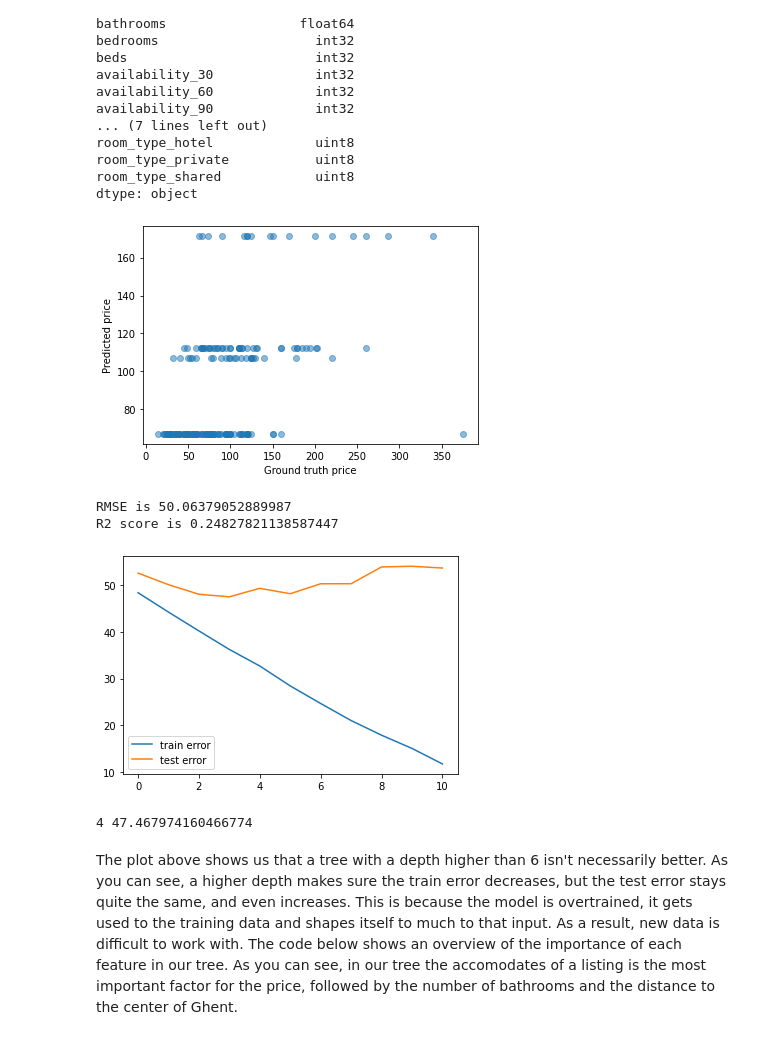
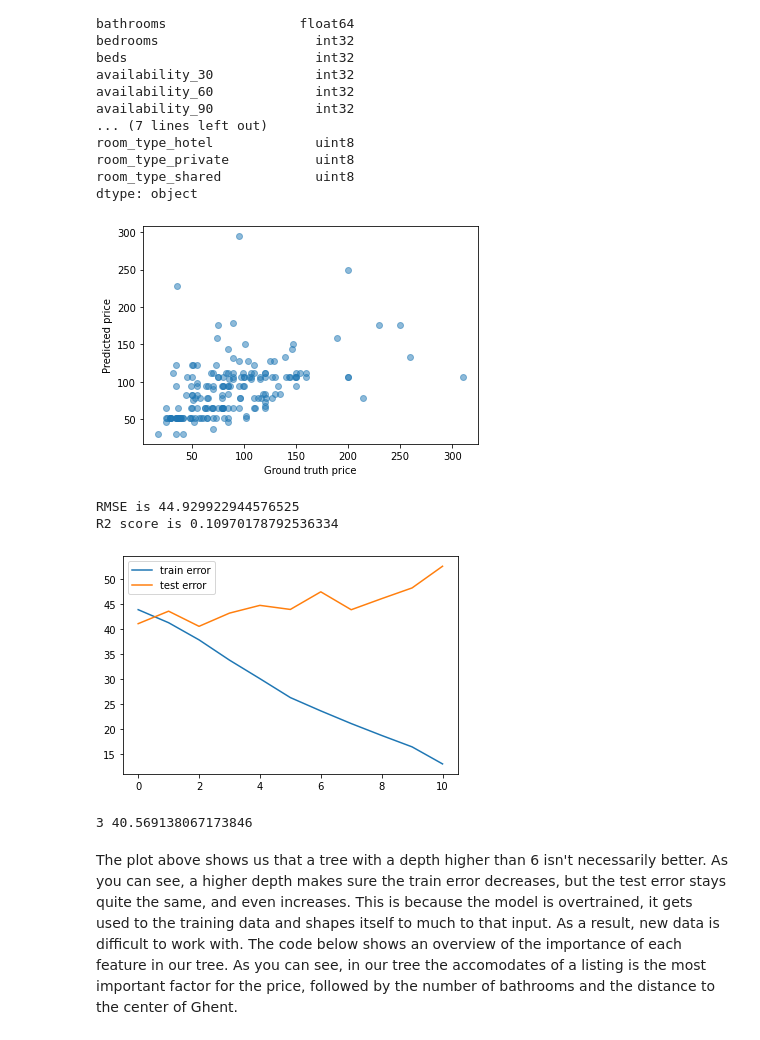
Before and after one commit to tibovdc/ProjectML, a Jupyter notebook: Sprint1.ipynb, the cells around one changed output. Saved outputs shown, nothing was run; the diff lists cells and outputs as text; code cells hidden in the pictures.

```diff
--- a/Sprint1.ipynb
+++ b/Sprint1.ipynb
@@ -442,0 +434,6 @@ dtype: object
+# %%
+#Removing the items with extreme outliers
+
+data_cleaned = data_cleaned[data_cleaned['host_listings_count']<=50]
+data_cleaned = data_cleaned[data_cleaned['beds']<=15]
+data_cleaned = data_cleaned[data_cleaned['accommodates']<=7]
@@ -502,16 +515,16 @@ dtype: object
 # %%
 from sklearn.tree import DecisionTreeRegressor, plot_tree
 from sklearn.metrics import mean_squared_error
 
-tree = DecisionTreeRegressor(max_depth=2)
+tree = DecisionTreeRegressor(max_depth=7)
 tree = tree.fit(X_train, Y_train)
 predictions = tree.predict(X_test)
 
 visualize_results(predictions, Y_test)
 # %% [output]
-[figure, old version]
+[figure, new version]
-RMSE is 50.06379052889987
-R2 score is 0.24827821138587447
+RMSE is 44.929922944576525
+R2 score is 0.10970178792536334
 # %%
 from sklearn.tree import DecisionTreeRegressor, plot_tree
 from sklearn.metrics import mean_squared_error
@@ -545,8 +558,8 @@ plt.show()
 model = DecisionTreeRegressor()
 print(depth_min, rmse_min)
 # %% [output]
-[figure, old version]
+[figure, new version]
-4 47.467974160466774
+3 40.569138067173846
 # %% [markdown]
 The plot above shows us that a tree with a depth higher than 6 isn't necessarily better. As you can see, a higher depth makes sure the train error decreases, but the test error stays quite the same, and even increases. This is because the model is overtrained, it gets used to the training data and shapes itself to much to that input. As a result, new data is difficult to work with. The code below shows an overview of the importance of each feature in our tree. As you can see, in our tree the accomodates of a listing is the most important factor for the price, followed by the number of bathrooms and the distance to the center of Ghent.
 # %%
```
Also changed, not shown: parts of 7 cells of this notebook.
